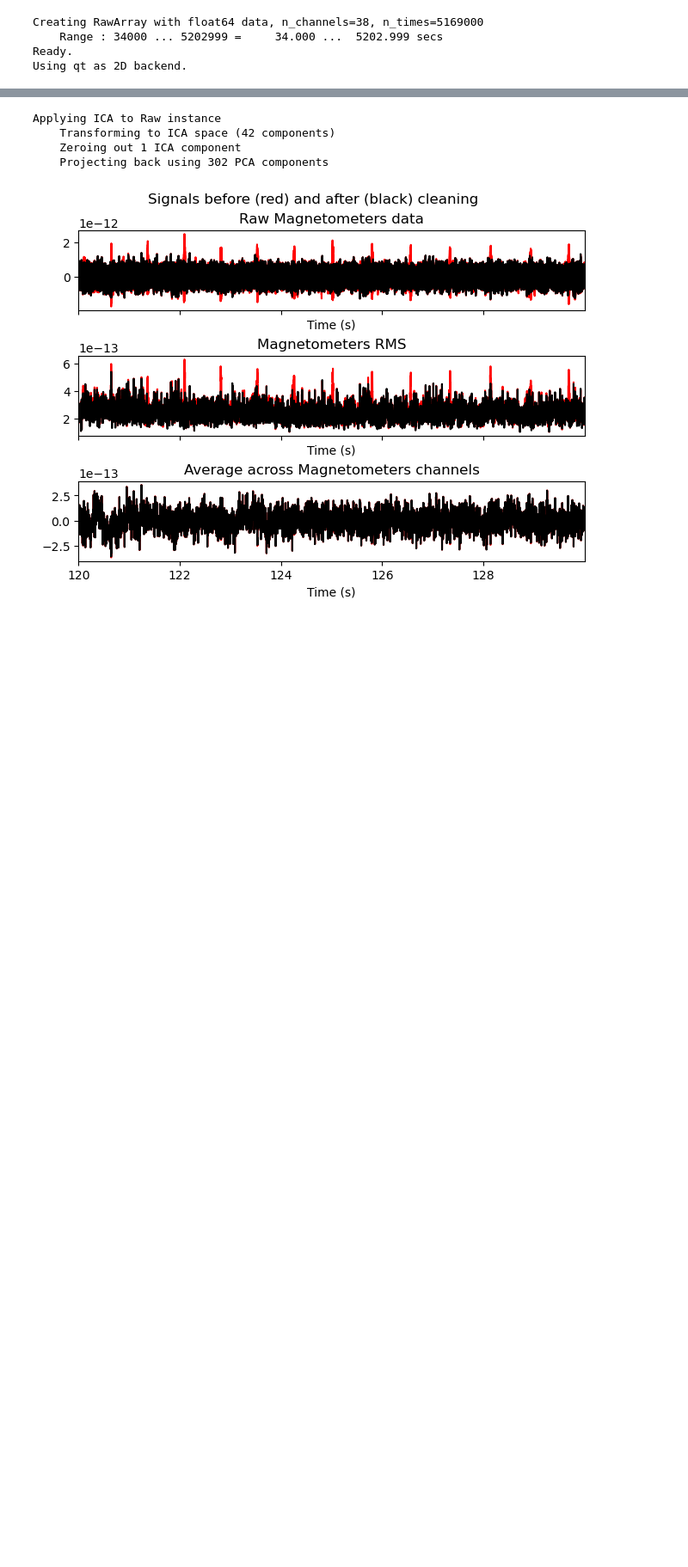
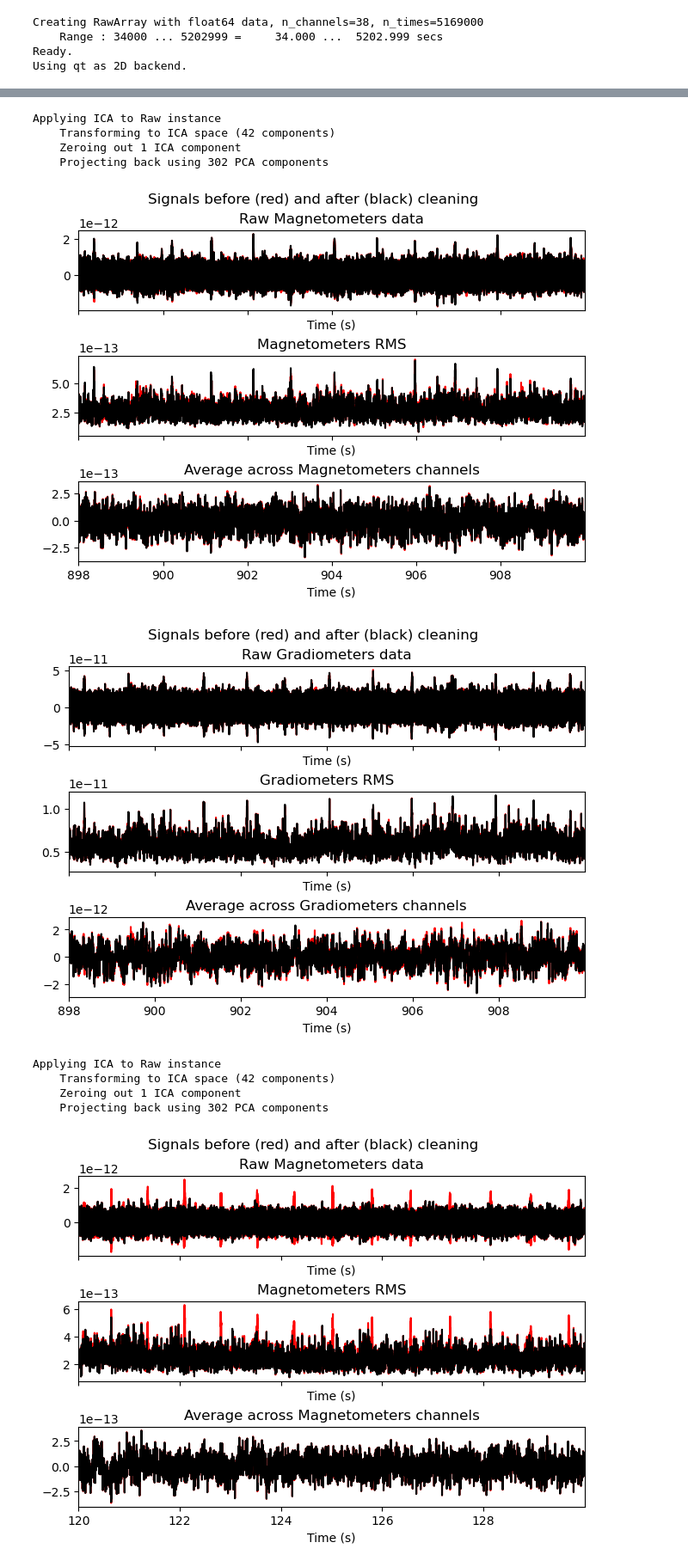
Before and after one commit to laurenostrowski/meg_processing_bigfrank, a Jupyter notebook: 3_run_ica.ipynb, the cells around one changed output, grey strips where cells are left out. Shown at 86% size. Drawn from its saved outputs; the diff is of its cells as text; code cells hidden in the pictures; blank space fills up the shorter version.

```diff
--- a/3_run_ica.ipynb
+++ b/3_run_ica.ipynb
@@ -307,0 +281,12 @@ ica.plot_scores(ecg_scores);
+# %%
+# blinks
+ica.exclude=[]
+eog_indices = [17]
+ica.plot_overlay(raw, exclude=eog_indices, picks="meg", start=898.0, stop=910.0);
+# %% [output]
+Applying ICA to Raw instance
+    Transforming to ICA space (42 components)
+    Zeroing out 1 ICA component
+    Projecting back using 302 PCA components
+[figure, new version]
+[figure, new version]
```
Also changed, not shown: parts of 10 cells of this notebook, 1 other file.
